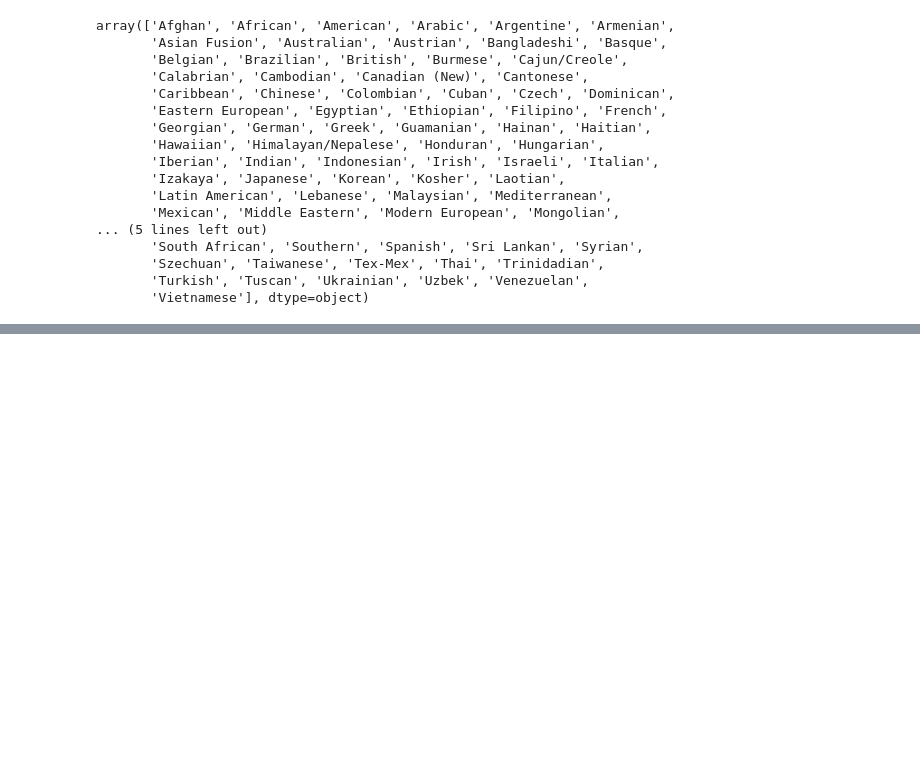
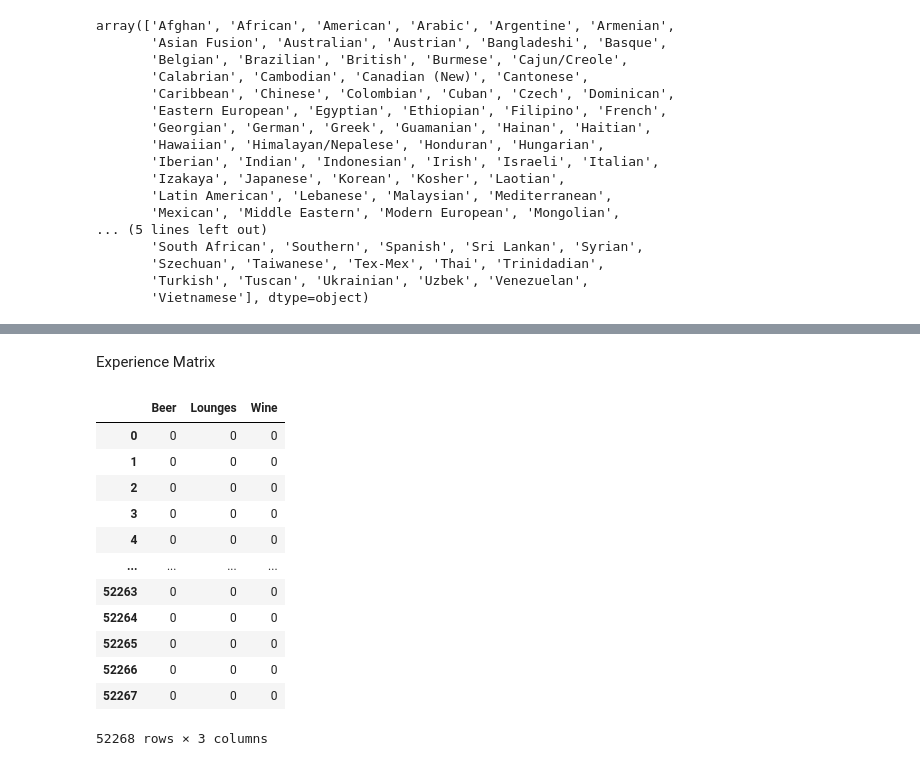
Before and after one commit to egaverilla-thestudent/Restaurant-Recommendation-System-Redux, a Jupyter notebook: notebooks/03_feature_engineering.ipynb, the cells around one changed output, grey strips where cells are left out. Drawn from its saved outputs; the diff is of its cells as text; code cells hidden in the pictures; blank space fills up the shorter version.

```diff
--- a/notebooks/03_feature_engineering.ipynb
+++ b/notebooks/03_feature_engineering.ipynb
@@ -219,0 +269,24 @@ pd.DataFrame(cuisine_mlb,columns=mlb.classes_)
+# %% [markdown]
+Experience Matrix
+# %%
+experience_mlb = mlb.fit_transform(restaurants["Experience"])
+
+experience = mlb.inverse_transform(experience_mlb)
+
+experience_df = pd.DataFrame(experience_mlb, columns=mlb.classes_)
+
+experience_df
+# %% [output]
+|  | Beer | Lounges | Wine |
+| 0 | 0 | 0 | 0 |
+| 1 | 0 | 0 | 0 |
+| 2 | 0 | 0 | 0 |
+| 3 | 0 | 0 | 0 |
+| 4 | 0 | 0 | 0 |
+| ... | ... | ... | ... |
+| 52263 | 0 | 0 | 0 |
+| 52264 | 0 | 0 | 0 |
+| 52265 | 0 | 0 | 0 |
+| 52266 | 0 | 0 | 0 |
+| 52267 | 0 | 0 | 0 |
+52268 rows × 3 columns
```
Also changed, not shown: parts of 12 cells of this notebook.
